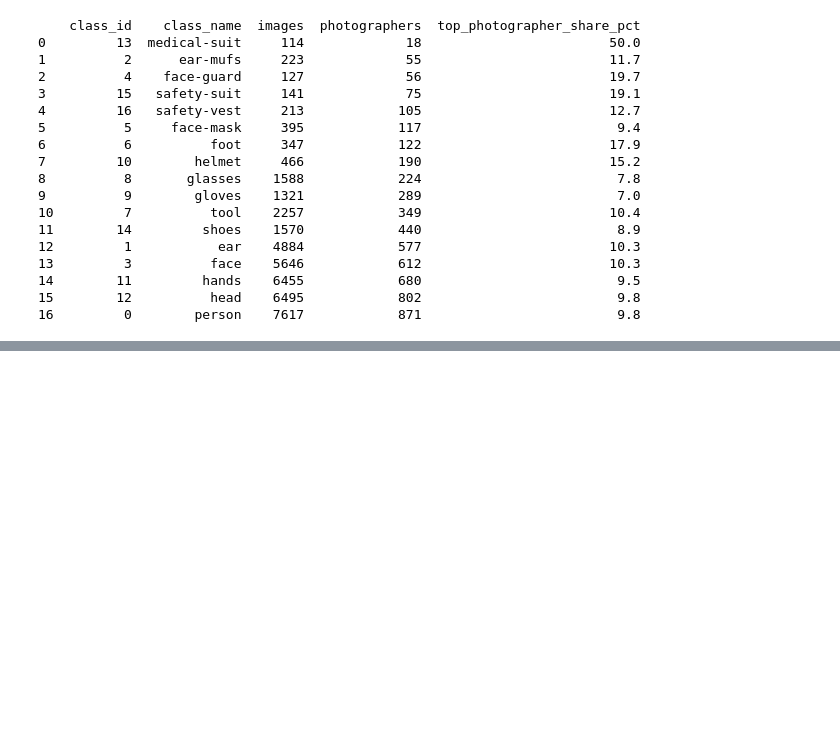
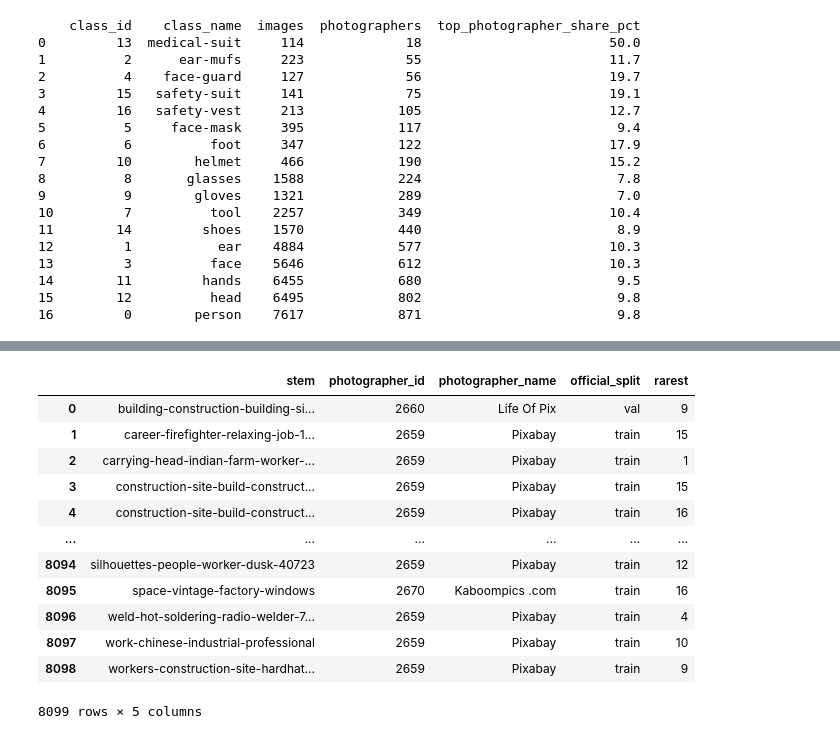
Before and after one commit to kunjagarwal-dev/object-detection, a Jupyter notebook: notebooks/02_eda_and_splits.ipynb, the cells around one changed output, grey strips where cells are left out. Drawn from its saved outputs; the diff is of its cells as text; code cells hidden in the pictures; blank space fills up the shorter version.

```diff
--- a/notebooks/02_eda_and_splits.ipynb
+++ b/notebooks/02_eda_and_splits.ipynb
@@ -511,0 +537,2 @@ class_photog.to_csv(DOCS_DIR / "class_photographers.csv", index=False)
+# %%
+image_per_class = dict(zip(class_table["class_id"], class_table["no_of_images"]))
@@ -511,0 +559,14 @@ class_photog.to_csv(DOCS_DIR / "class_photographers.csv", index=False)
+# %%
+rows = []
+for path in LABELS_DIR.glob("*.txt"):
+    classes = {box["class_id"] for box in read_label(path)}
+    rarest = min(classes, key=lambda c: image_per_class[c])
+    rows.append({"stem": path.stem, "rarest": rarest})
+
+rarest_df = pd.DataFrame(rows)
+# %%
+photo_df = (photo_df.drop(columns=["rarest"], errors="ignore")
+            .merge(rarest_df, on="stem", how="left"))
+
+print("rows:", len(photo_df), "| missing rarest_class:", photo_df["rarest"].isna().sum())
+print(photo_df["rarest"].map(CLASS_NAMES).value_counts().to_string())
@@ -511,0 +593,16 @@ class_photog.to_csv(DOCS_DIR / "class_photographers.csv", index=False)
+# %%
+photo_df
+# %% [output]
+|  | stem | photographer_id | photographer_name | official_split | rarest |
+| 0 | building-construction-building-si... | 2660 | Life Of Pix | val | 9 |
+| 1 | career-firefighter-relaxing-job-1... | 2659 | Pixabay | train | 15 |
+| 2 | carrying-head-indian-farm-worker-... | 2659 | Pixabay | train | 1 |
+| 3 | construction-site-build-construct... | 2659 | Pixabay | train | 15 |
+| 4 | construction-site-build-construct... | 2659 | Pixabay | train | 16 |
+| ... | ... | ... | ... | ... | ... |
+| 8094 | silhouettes-people-worker-dusk-40723 | 2659 | Pixabay | train | 12 |
+| 8095 | space-vintage-factory-windows | 2670 | Kaboompics .com | train | 16 |
+| 8096 | weld-hot-soldering-radio-welder-7... | 2659 | Pixabay | train | 4 |
+| 8097 | work-chinese-industrial-professional | 2659 | Pixabay | train | 10 |
+| 8098 | workers-construction-site-hardhat... | 2659 | Pixabay | train | 9 |
+8099 rows × 5 columns
```
Also changed, not shown: parts of 6 cells of this notebook.
